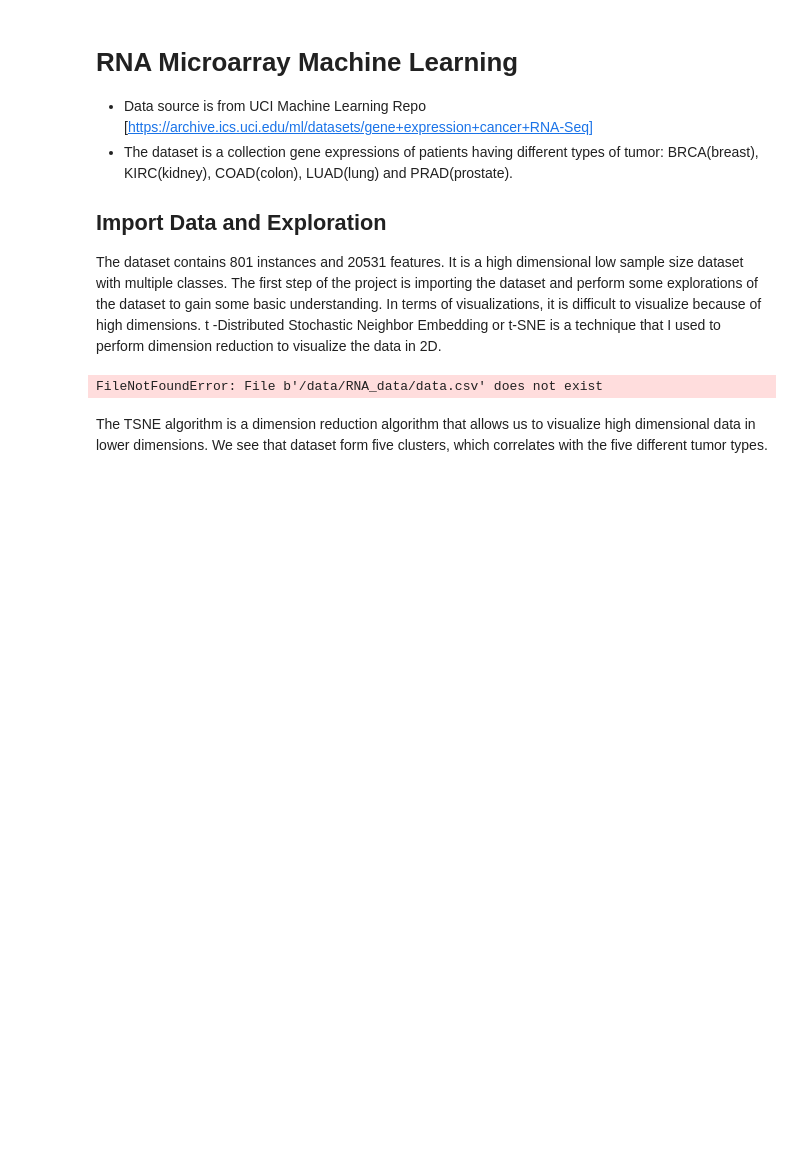
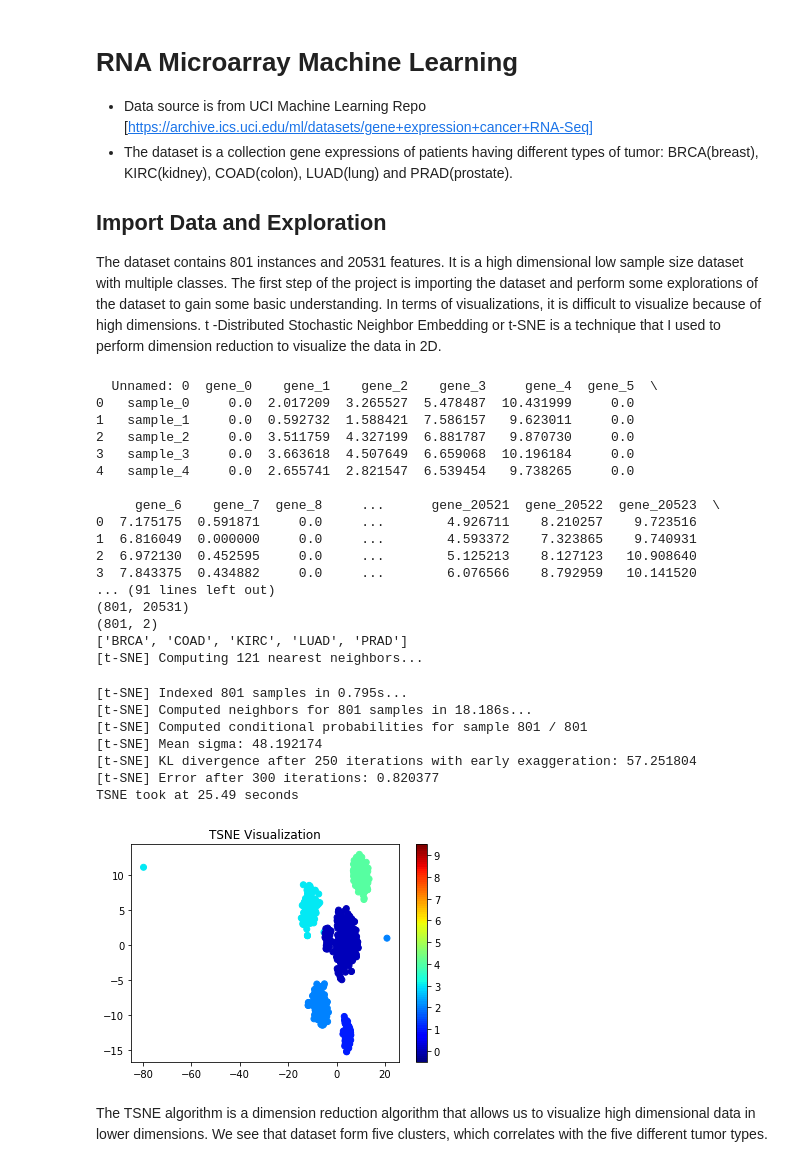
Before and after one commit to ziweiwu/ML-RNA-Microarray, a Jupyter notebook: notebook.ipynb, the cells around one changed output. Saved outputs shown, nothing was run; the diff lists cells and outputs as text; code cells hidden in the pictures; blank space fills up the shorter version.

```diff
--- a/notebook.ipynb
+++ b/notebook.ipynb
@@ -9,7 +9,6 @@
 The dataset contains 801 instances and 20531 features. It is a high dimensional low sample size dataset with multiple classes. The first step of the project is importing the dataset and perform some explorations of the dataset to gain some basic understanding. In terms of visualizations, it is difficult to visualize because of high dimensions. t -Distributed Stochastic Neighbor Embedding or t-SNE is a technique that I used to perform dimension reduction to visualize the data in 2D.
 # %%
 %matplotlib inline
-
 import pandas as pd
 import matplotlib.pyplot as plt
 import os.path
@@ -21,7 +20,7 @@ from sklearn.model_selection import train_test_split
 from sklearn.decomposition import PCA
 from sklearn.preprocessing import LabelEncoder
 
-data_path = "/data/"
+data_path = "data/"
 # load the dataset
 X = pd.read_csv(data_path + "RNA_data/data.csv")
 Y = pd.read_csv(data_path + "RNA_data/labels.csv")
@@ -39,34 +38,58 @@ X = X.drop(X.columns[X.columns.str.contains('unnamed', case=False)], axis=1)
 print("\n\nThe shape of dataset:")
 print(X.shape)
 print(Y.shape)
 
 # label encode the multiple class string into integer values
 Y = Y.drop(Y.columns[0], axis=1)
 le = LabelEncoder()
 le.fit(Y)
 class_names = list(le.classes_)
 print(class_names)
 
 Y = Y.apply(LabelEncoder().fit_transform)
 Y_data = Y.values.flatten()
 
 # use TSNE to visualize the high dimension data in 2D
 t0 = time.time()
 tsne = TSNE(n_components=2, verbose=1, perplexity=40, n_iter=300, random_state=100)
 tsne_results = tsne.fit_transform(X)
 t1 = time.time()
 print("TSNE took at %.2f seconds" % (t1 - t0))
 
 # visualize TSNE
 x_axis = tsne_results[:,0]
 y_axis = tsne_results[:,1]
 plt.scatter(x_axis, y_axis, c=Y_data, cmap=plt.cm.get_cmap("jet", 100))
 plt.colorbar(ticks=range(10))
 plt.clim(-0.5, 9.5)
 plt.title("TSNE Visualization")
 plt.show()
 # %% [output]
-FileNotFoundError: File b'/data/RNA_data/data.csv' does not exist
+  Unnamed: 0  gene_0    gene_1    gene_2    gene_3     gene_4  gene_5  \
+0   sample_0     0.0  2.017209  3.265527  5.478487  10.431999     0.0
+1   sample_1     0.0  0.592732  1.588421  7.586157   9.623011     0.0
+2   sample_2     0.0  3.511759  4.327199  6.881787   9.870730     0.0
+3   sample_3     0.0  3.663618  4.507649  6.659068  10.196184     0.0
+4   sample_4     0.0  2.655741  2.821547  6.539454   9.738265     0.0
+
+     gene_6    gene_7  gene_8     ...      gene_20521  gene_20522  gene_20523  \
+0  7.175175  0.591871     0.0     ...        4.926711    8.210257    9.723516
+1  6.816049  0.000000     0.0     ...        4.593372    7.323865    9.740931
+2  6.972130  0.452595     0.0     ...        5.125213    8.127123   10.908640
+3  7.843375  0.434882     0.0     ...        6.076566    8.792959   10.141520
+... (91 lines left out)
+(801, 20531)
+(801, 2)
+['BRCA', 'COAD', 'KIRC', 'LUAD', 'PRAD']
+[t-SNE] Computing 121 nearest neighbors...
+[t-SNE] Indexed 801 samples in 0.795s...
+[t-SNE] Computed neighbors for 801 samples in 18.186s...
+[t-SNE] Computed conditional probabilities for sample 801 / 801
+[t-SNE] Mean sigma: 48.192174
+[t-SNE] KL divergence after 250 iterations with early exaggeration: 57.251804
+[t-SNE] Error after 300 iterations: 0.820377
+TSNE took at 25.49 seconds
+[figure, added]
 # %% [markdown]
 The TSNE algorithm is a dimension reduction algorithm that allows us to visualize high dimensional data in lower dimensions. We see that dataset form five clusters, which correlates with the five different tumor types.
 # %% [markdown]
```
Also changed, not shown: parts of 3 cells of this notebook, 5 other files.
